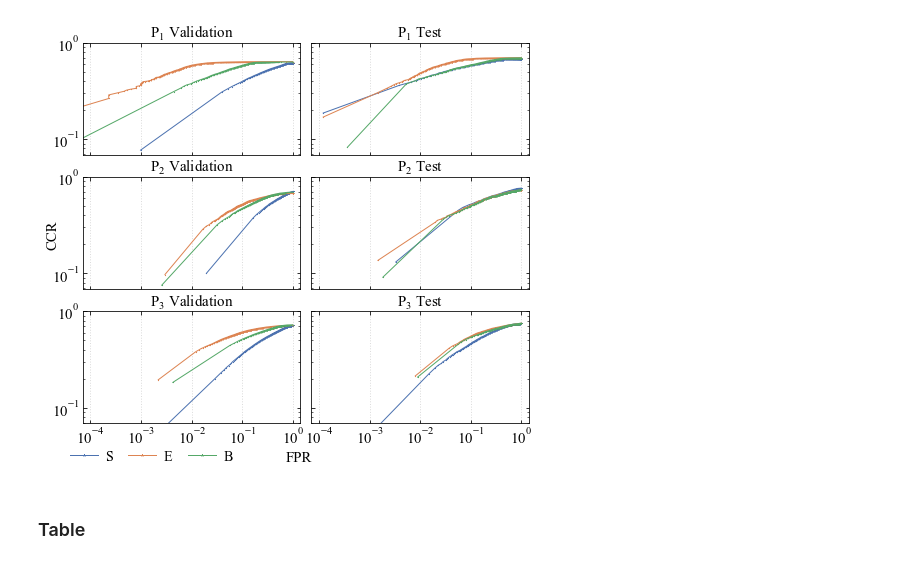
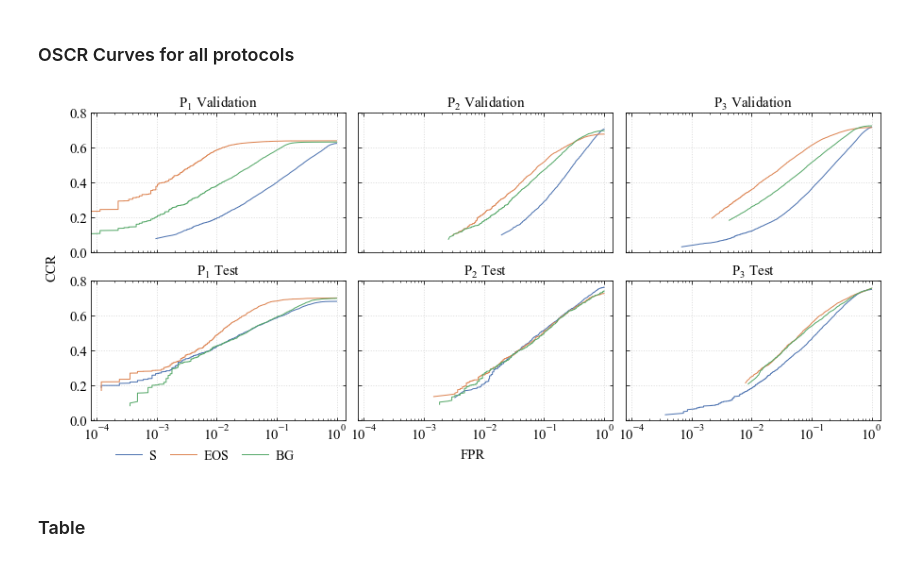
Before and after one commit to AIML-IfI/openset-imagenet, a Jupyter notebook: analysis/open_set_imagenet.ipynb, the cells around one changed output. Saved outputs shown, nothing was run; the diff lists cells and outputs as text; code cells hidden in the pictures.

Commit message:
updating tables and figures

```diff
--- a/analysis/open_set_imagenet.ipynb
+++ b/analysis/open_set_imagenet.ipynb
@@ -5 +64,3 @@ This notebook contains the code to reproduce the figures in the paper.
+# %% [markdown]
+### OSCR Curves for all protocols
 # %%
@@ -41,12 +80,4 @@ def get_confidence(scores, targets):
 # %%
-import sys
-sys.path.append("../")
-import src.util as util
-import matplotlib.pyplot as plt
-from pathlib import Path
-
-plt.rcParams["font.family"] = "Times New Roman"
-
 # General Experiments
 results = Path('../../results')
 outputs = Path('../outputs/')
@@ -67,49 +98,56 @@ p2_paths = {
     }
 
 p3_paths = {
     'S_{3}':  outputs / 's3n_l1_e0_adam/s3n_l1_e0_adam_best_val_arr.npz',
     'E_{3}':  outputs / 'e3n_l1_e0_adam/e3n_l1_e0_adam_best_val_arr.npz',
     'B_{3}':  outputs / 'b3n_l1_e0_adam/b3n_l1_e0_adam_best_val_arr.npz',
     # 's32':      outputs / 'old/s3n_l1_e0_adam_d40_g0.3_old/s3n_l1_e0_adam_d40_g0.3_best_val_arr.npz',
    }
 
 p1_val = util.read_array_list(p1_paths)
 p1_test = util.read_array_list(util.transform_to_test(p1_paths))
 
 p2_val = util.read_array_list(p2_paths)
 p2_test = util.read_array_list(util.transform_to_test(p2_paths))
 
 p3_val = util.read_array_list(p3_paths)
 p3_test = util.read_array_list(util.transform_to_test(p3_paths))
 
-points = 1000
 font = 15
-scale = 'log'
-fig = plt.figure(figsize=(8,7))
-gs = fig.add_gridspec(3, 2, hspace=0.2, wspace=0.05)
+scale = 'semilog'
+
+fig = plt.figure(figsize=(15,6))
+gs = fig.add_gridspec(2, 3, hspace=0.2, wspace=0.05)
 axs = gs.subplots(sharex=True, sharey=True)
 axs = axs.flat
 
-ax = util.plot_oscr(arrays=p1_val, scale=scale, title='$\mathdefault{P_1}$ Validation', ax_label_font=font, ax=axs[0], legend_pos="no", unk_label=-1, points=points)
-ax = util.plot_oscr(arrays=p1_test, scale=scale, title='$\mathdefault{P_1}$ Test', ax_label_font=font, ax=axs[1], legend_pos="no", unk_label=-2, points=points)
-ax = util.plot_oscr(arrays=p2_val, scale=scale, title='$\mathdefault{P_2}$ Validation', ax_label_font=font, ax=axs[2], legend_pos="no", unk_label=-1, points=points)
-ax = util.plot_oscr(arrays=p2_test, scale=scale, title='$\mathdefault{P_2}$ Test', ax_label_font=font, ax=axs[3], legend_pos="no", unk_label=-2, points=points)
-ax = util.plot_oscr(arrays=p3_val, scale=scale, title='$\mathdefault{P_3}$ Validation', ax_label_font=font, ax=axs[4], legend_pos="no", unk_label=-1, points=points)
-ax = util.plot_oscr(arrays=p3_test, scale=scale, title='$\mathdefault{P_3}$ Test', ax_label_font=font, ax=axs[5], legend_pos="no", unk_label=-2, points=points)
+ax = util.plot_oscr(arrays=p1_val, scale=scale, title='$\mathdefault{P_1}$ Validation',
+                    ax_label_font=font, ax=axs[0], legend_pos="no", unk_label=-1,)
+ax = util.plot_oscr(arrays=p2_val, scale=scale, title='$\mathdefault{P_2}$ Validation',
+                    ax_label_font=font, ax=axs[1], legend_pos="no", unk_label=-1,)
+ax = util.plot_oscr(arrays=p3_val, scale=scale, title='$\mathdefault{P_3}$ Validation',
+                    ax_label_font=font, ax=axs[2], legend_pos="no", unk_label=-1,)
+ax = util.plot_oscr(arrays=p1_test, scale=scale, title='$\mathdefault{P_1}$ Test',
+                    ax_label_font=font, ax=axs[3], legend_pos="no", unk_label=-2,)
+ax = util.plot_oscr(arrays=p2_test, scale=scale, title='$\mathdefault{P_2}$ Test',
+                    ax_label_font=font, ax=axs[4], legend_pos="no", unk_label=-2,)
+util.plot_oscr(arrays=p3_test, scale=scale, title='$\mathdefault{P_3}$ Test',
+               ax_label_font=font, ax=axs[5], legend_pos="no", unk_label=-2,)
 # Manual legend
-ax.legend(['$\mathdefault{S}$', '$\mathdefault{E}$', '$\mathdefault{B}$'], frameon=False, fontsize=font - 1, bbox_to_anchor=(-0.3, -0.12), ncol=3, handletextpad=0.5, columnspacing=1, markerscale=3)
+ax.legend(['$\mathdefault{S}$', '$\mathdefault{EOS}$', '$\mathdefault{BG}$'], frameon=False,
+          fontsize=font - 1, bbox_to_anchor=(-0.2, -0.12), ncol=3, handletextpad=0.5, columnspacing=1, markerscale=3)
 # Axis properties
 for ax in axs:
     ax.label_outer()
     ax.grid(axis='x', linestyle=':', linewidth=1, color='gainsboro')
+    ax.grid(axis='y', linestyle=':', linewidth=1, color='gainsboro')
 # Figure labels
-fig.text(0.5, 0.05, 'FPR', ha='center', fontsize=font)
-fig.text(0.06, 0.5, 'CCR', va='center', rotation='vertical', fontsize=font)
-
-plt.savefig('fig/oscr_all_protocols_log.pdf', dpi=90, bbox_inches='tight', pad_inches = 0)
+fig.text(0.5, 0.03, 'FPR', ha='center', fontsize=font)
+fig.text(0.08, 0.5, 'CCR', va='center', rotation='vertical', fontsize=font)
+plt.savefig('fig/oscr_all_protocols_semilog.pdf', dpi=90, bbox_inches='tight', pad_inches = 0)
 plt.show()
 # %% [output]
-[figure, old version]
+[figure, new version]
 # %% [markdown]
 ### Table
 # %%
```
Also changed, not shown: parts of 17 cells of this notebook, 1 other file.
